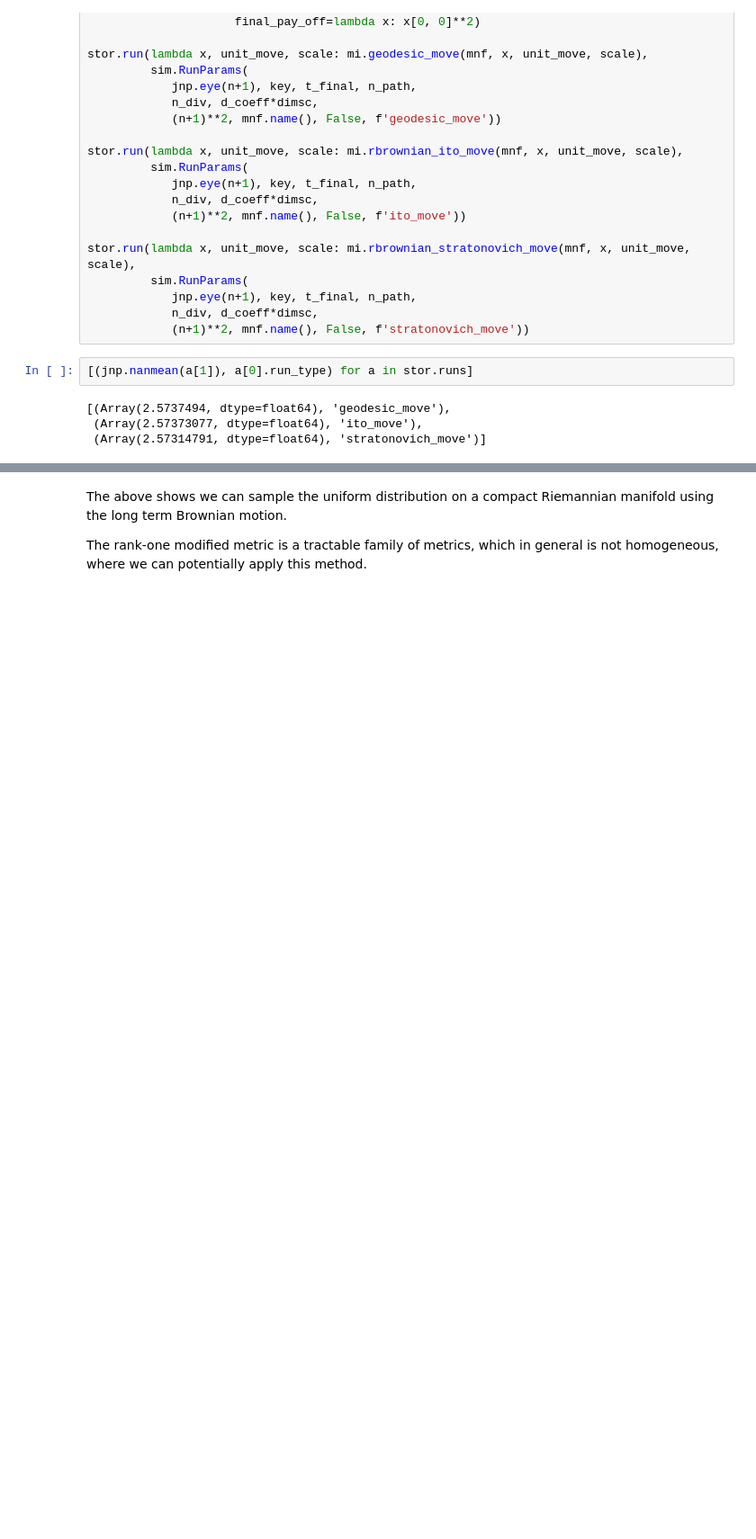
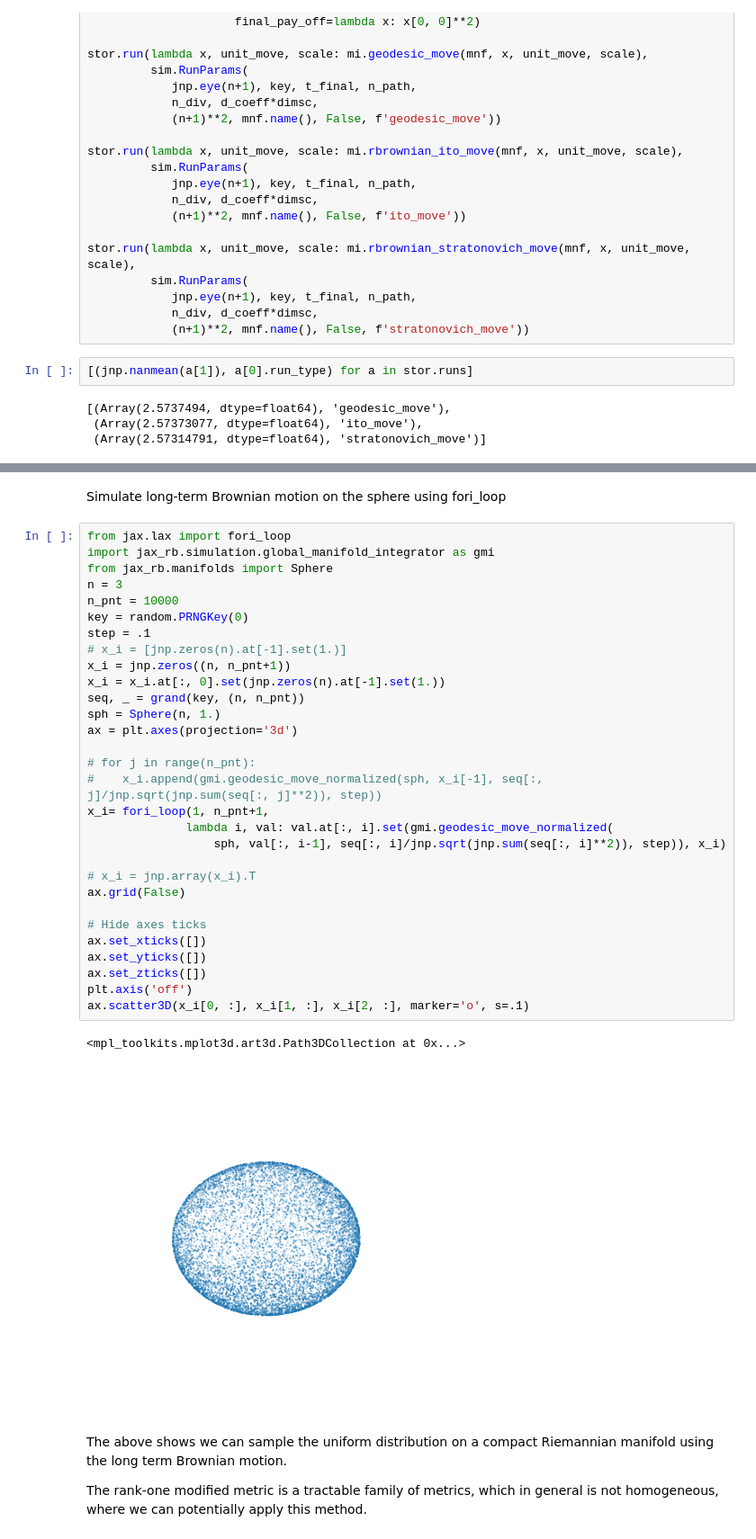
Before and after one commit to dnguyend/jax-rb, a Jupyter notebook: examples/JAX_RB_Cookbook.ipynb, the cells around one changed output, grey strips where cells are left out. Shown at 90% size. Cells and saved outputs as stored; diff of their text form; blank space fills up the shorter version.

Commit message:
update text, include a long term simulation

```diff
--- a/examples/JAX_RB_Cookbook.ipynb
+++ b/examples/JAX_RB_Cookbook.ipynb
@@ -378,3 +378,38 @@ Array(0.33327652, dtype=float64)
+# %% [markdown]
+Simulate long-term Brownian motion on the sphere using fori_loop
+# %%
+from jax.lax import fori_loop
+import jax_rb.simulation.global_manifold_integrator as gmi
+from jax_rb.manifolds import Sphere
+n = 3
+n_pnt = 10000
+key = random.PRNGKey(0)
+step = .1
+# x_i = [jnp.zeros(n).at[-1].set(1.)]
+x_i = jnp.zeros((n, n_pnt+1))
+x_i = x_i.at[:, 0].set(jnp.zeros(n).at[-1].set(1.))
+seq, _ = grand(key, (n, n_pnt))
+sph = Sphere(n, 1.)
+ax = plt.axes(projection='3d')
+
+# for j in range(n_pnt):
+#    x_i.append(gmi.geodesic_move_normalized(sph, x_i[-1], seq[:, j]/jnp.sqrt(jnp.sum(seq[:, j]**2)), step))
+x_i= fori_loop(1, n_pnt+1,
+              lambda i, val: val.at[:, i].set(gmi.geodesic_move_normalized(
+                  sph, val[:, i-1], seq[:, i]/jnp.sqrt(jnp.sum(seq[:, i]**2)), step)), x_i)
+
+# x_i = jnp.array(x_i).T
+ax.grid(False)
+
+# Hide axes ticks
+ax.set_xticks([])
+ax.set_yticks([])
+ax.set_zticks([])
+plt.axis('off')
+ax.scatter3D(x_i[0, :], x_i[1, :], x_i[2, :], marker='o', s=.1)
+# %% [output]
+<mpl_toolkits.mplot3d.art3d.Path3DCollection at 0x...>
+[figure, added]
 # %% [markdown]
 The above shows we can sample the uniform distribution on a compact Riemannian manifold using the long term Brownian motion.
 
```
Also changed, not shown: parts of 11 cells of this notebook.
